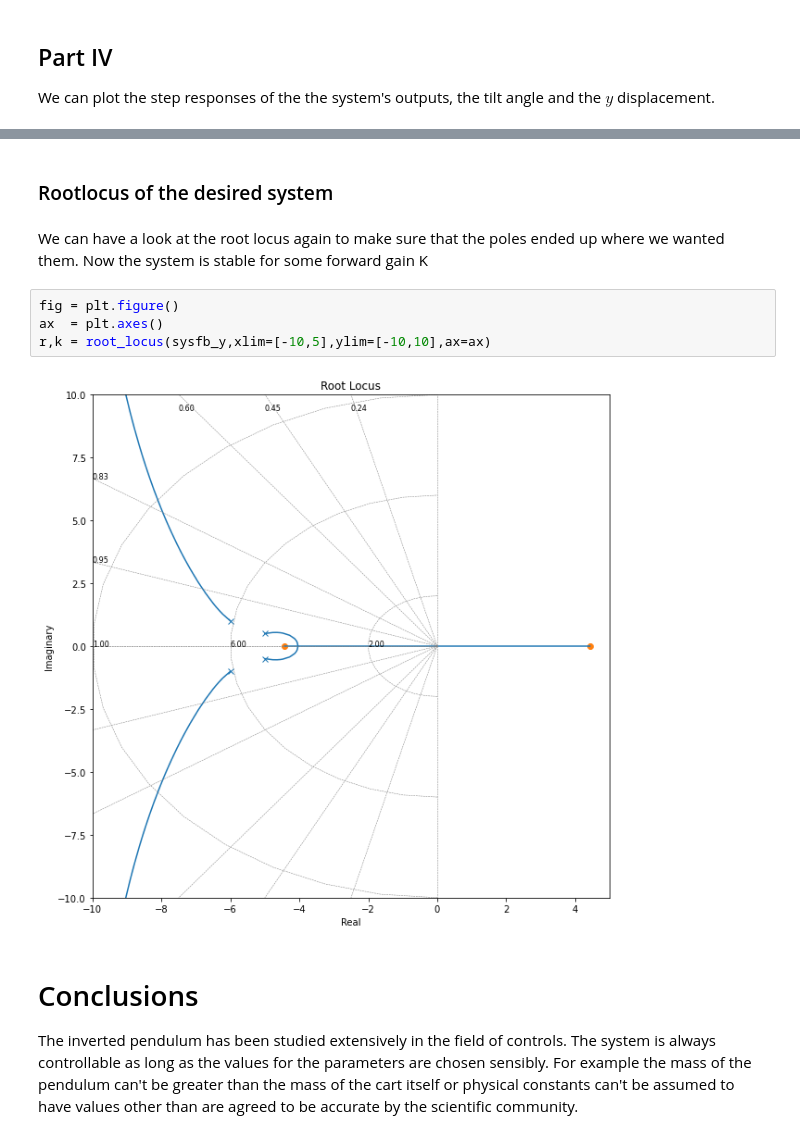
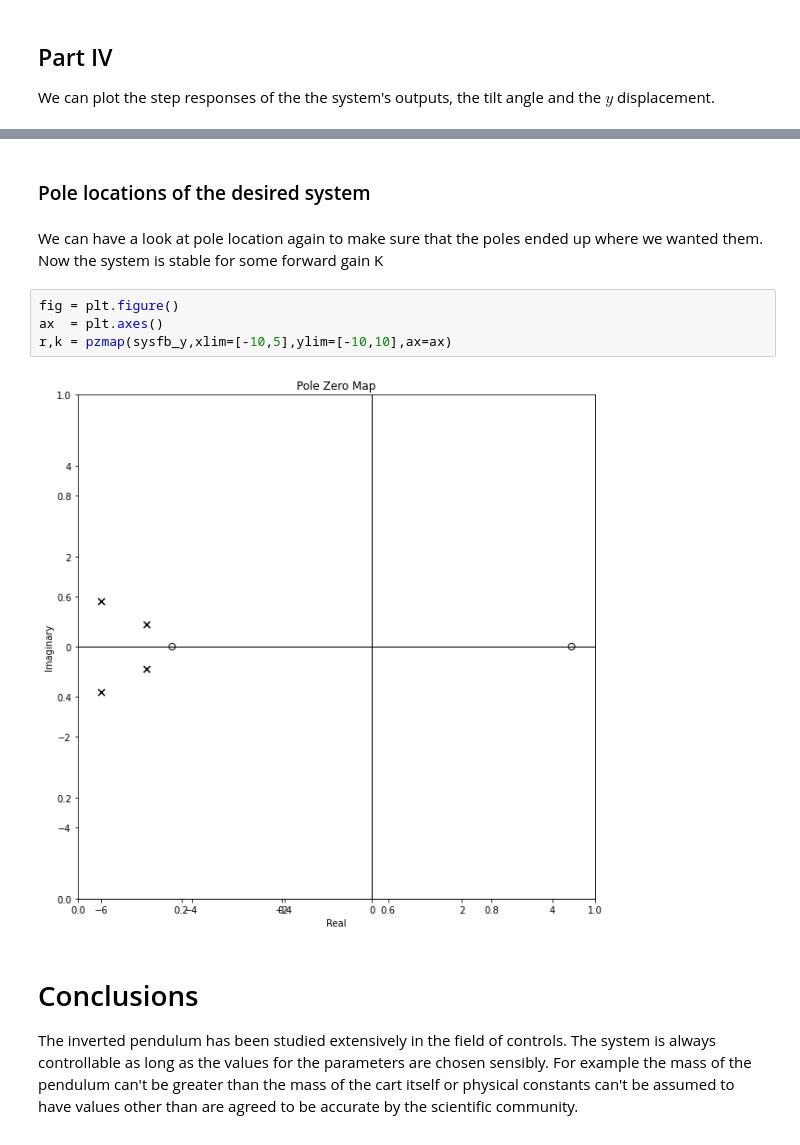
Before and after one commit to warlock31415/Linear-Controls-Project, a Jupyter notebook: jupyter/Project.ipynb, the cells around one changed output, grey strips where cells are left out. Drawn from its saved outputs; the diff is of its cells as text.

```diff
--- a/jupyter/Project.ipynb
+++ b/jupyter/Project.ipynb
@@ -517,15 +511,15 @@ plt.show()
 # %% [output]
 [figure]
 # %% [markdown]
-### Rootlocus of the desired system
+### Pole locations of the desired system
 # %% [markdown]
-We can have a look at the root locus again to make sure that the poles ended up where we wanted them. Now the system is stable for some forward gain K
+We can have a look at pole location again to make sure that the poles ended up where we wanted them. Now the system is stable for some forward gain K
 # %%
 fig = plt.figure()
 ax  = plt.axes()
-r,k = root_locus(sysfb_y,xlim=[-10,5],ylim=[-10,10],ax=ax)
+r,k = pzmap(sysfb_y,xlim=[-10,5],ylim=[-10,10],ax=ax)
 # %% [output]
-[figure, old version]
+[figure, new version]
 # %% [markdown]
 # Conclusions
 The inverted pendulum has been studied extensively in the field of controls. The system is always controllable as long as the values for the parameters are chosen sensibly. For example the mass of the pendulum can't be greater than the mass of the cart itself or physical constants can't be assumed to have values other than are agreed to be accurate by the scientific community.
```
Also changed, not shown: parts of 8 cells of this notebook, 1 other file.
